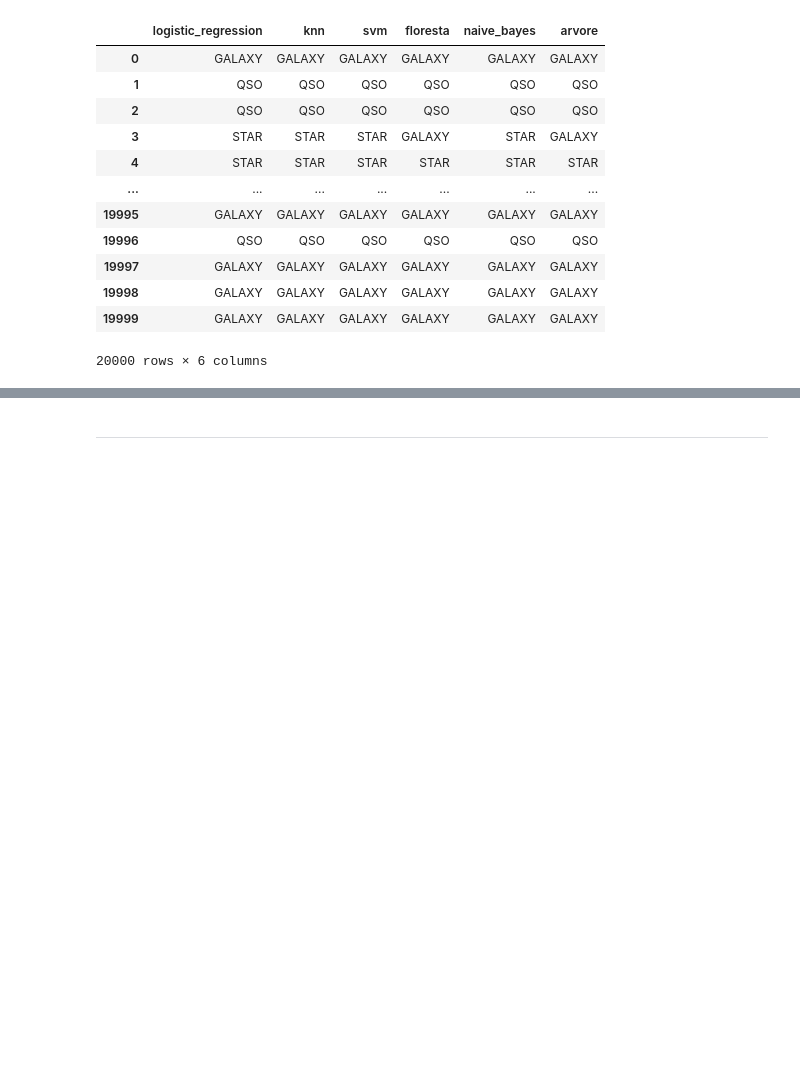
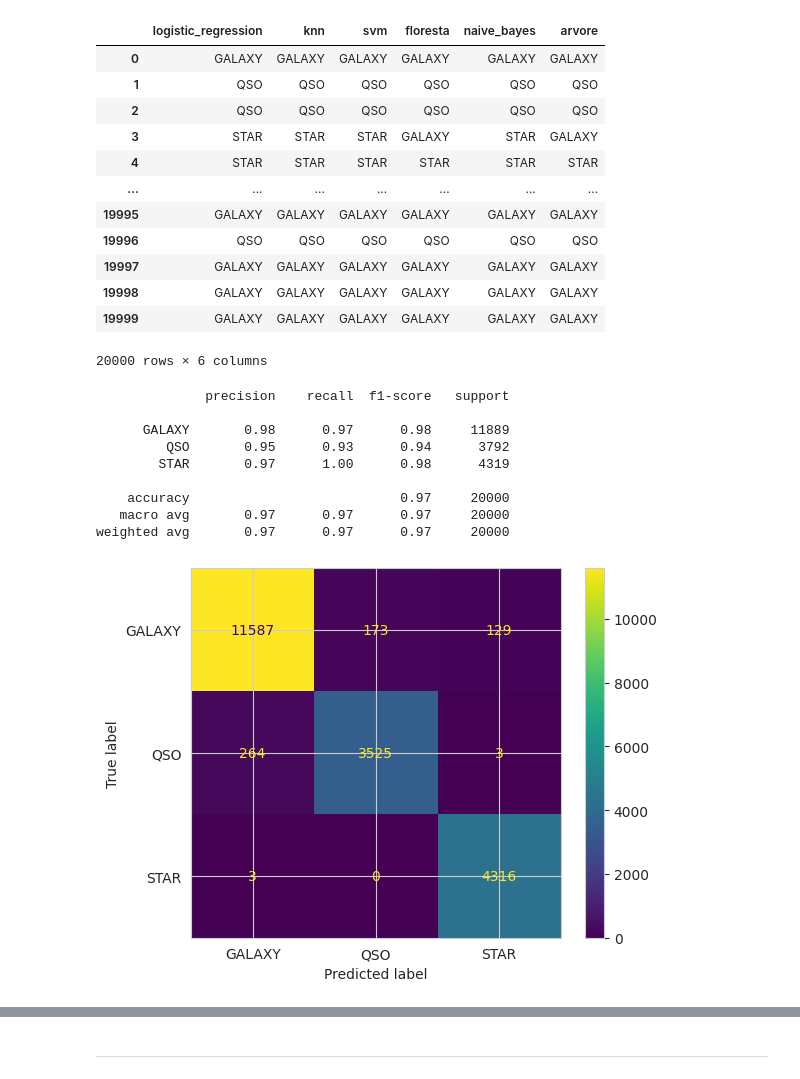
Before and after one commit to gutessitore/StellarClassification, a Jupyter notebook: Relatorio.ipynb, the cells around one changed output, grey strips where cells are left out. Drawn from its saved outputs; the diff is of its cells as text; code cells hidden in the pictures; blank space fills up the shorter version.

Commit message:
Add Ensambler evaluation

```diff
--- a/Relatorio.ipynb
+++ b/Relatorio.ipynb
@@ -745,9 +745,11 @@ def train_predict_and_save_model(model, model_name, features_train, features_tes
     predicted_values = model.predict(features_test)
 
     save_model(model, model_name)
+    evaluate_model(model, features_test, target_test, predicted_values)
+
+def evaluate_model(model, features_test, target_test, predicted_values):
     print(classification_report(target_test, predicted_values))
     plot_confusion_matrix(model, features_test, target_test)
-
 
 def model_pipeline(model, model_name, scoring="accuracy", rfevc=True):
     features_train, features_test, target_train, target_test = X_train_oversam, X_test, y_train_oversam, y_test
@@ -933,6 +934,8 @@ class Ensambler:
         self.dir_path = "trained_models"
         self.models = dict()
         self.load_models()
+        self._estimator_type = "classifier"
+        self.predicted_values_by_model = None
 
 
     def load_models(self):
@@ -958,18 +961,24 @@ class Ensambler:
     def get_model_type(model_name: str):
         return model_name.split("__")[0]
 
-
-    def predict(self, features):
+    def predict_for_each_model(self, features):
         predicted_values = pd.DataFrame(columns=list(self.models.keys()))
         for model_name, info in self.models.items():
             selected_features = features[:, info["features"]]
             predicted_values[model_name] = info["model"].predict(selected_features)
+
+        self.predicted_values_by_model = predicted_values
         return predicted_values
+
+    def predict(self, features):
+        predicted_values = self.predict_for_each_model(features)
+        return predicted_values.mode(axis=1)[0]
 
 
 
 ensambler = Ensambler(["arvore", "floresta", "naive_bayes", "svm", "knn", "logistic_regression"])
-ensambler.predict(X_test)
+predicted_values = ensambler.predict(X_test)
+ensambler.predicted_values_by_model
 # %% [output]
 |  | logistic_regression | knn | svm | floresta | naive_bayes | arvore |
 | 0 | GALAXY | GALAXY | GALAXY | GALAXY | GALAXY | GALAXY |
@@ -984,3 +993,17 @@ ensambler.predict(X_test)
 | 19998 | GALAXY | GALAXY | GALAXY | GALAXY | GALAXY | GALAXY |
 | 19999 | GALAXY | GALAXY | GALAXY | GALAXY | GALAXY | GALAXY |
 20000 rows × 6 columns
+# %%
+# predicted_values["predicted"] = predicted_values["predicted"].apply(pd.mode)
+evaluate_model(ensambler, X_test, y_test, predicted_values)
+# %% [output]
+              precision    recall  f1-score   support
+
+      GALAXY       0.98      0.97      0.98     11889
+         QSO       0.95      0.93      0.94      3792
+        STAR       0.97      1.00      0.98      4319
+
+    accuracy                           0.97     20000
+   macro avg       0.97      0.97      0.97     20000
+weighted avg       0.97      0.97      0.97     20000
+[figure, added]
```
Also changed, not shown: parts of 16 cells of this notebook.
